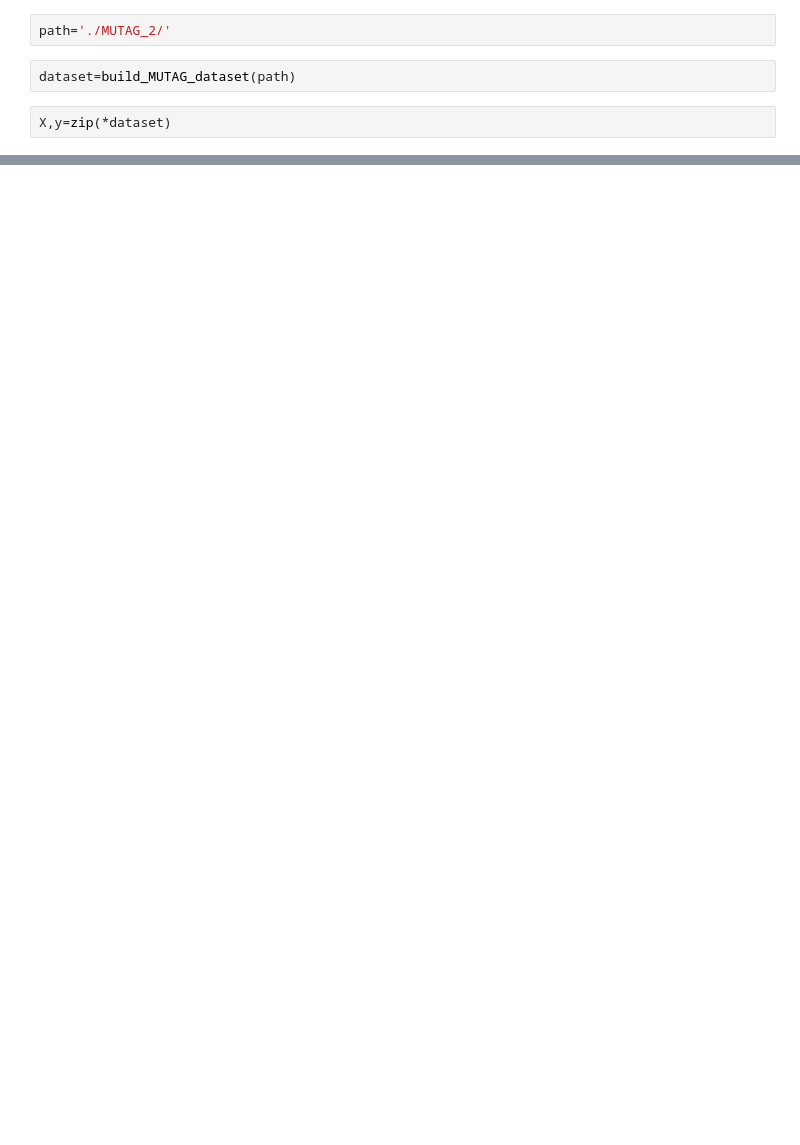
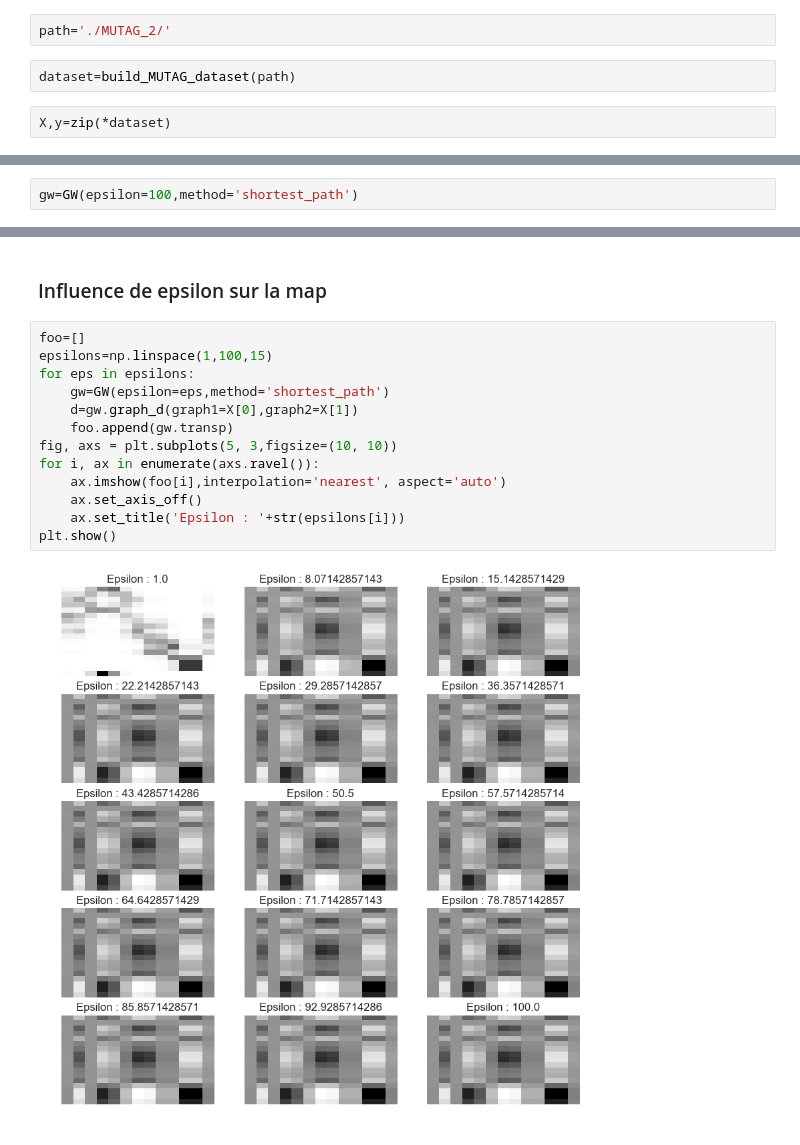
Before and after one commit to tvayer/gwtest, a Jupyter notebook: Mutag.ipynb, the cells around one changed output, grey strips where cells are left out. Saved outputs shown, nothing was run; the diff lists cells and outputs as text; blank space fills up the shorter version.

```diff
--- a/Mutag.ipynb
+++ b/Mutag.ipynb
@@ -47,0 +29,2 @@ np.max(C)
+# %%
+gw=GW(epsilon=100,method='shortest_path')
@@ -47,0 +43,17 @@ np.max(C)
+# %% [markdown]
+### Influence de epsilon sur la map
+# %%
+foo=[]
+epsilons=np.linspace(1,100,15)
+for eps in epsilons:
+    gw=GW(epsilon=eps,method='shortest_path')
+    d=gw.graph_d(graph1=X[0],graph2=X[1])
+    foo.append(gw.transp)
+fig, axs = plt.subplots(5, 3,figsize=(10, 10))
+for i, ax in enumerate(axs.ravel()):
+    ax.imshow(foo[i],interpolation='nearest', aspect='auto')
+    ax.set_axis_off()
+    ax.set_title('Epsilon : '+str(epsilons[i]))
+plt.show()
+# %% [output]
+[figure, added]
```
Also changed, not shown: parts of 31 cells of this notebook, 22 other files.
